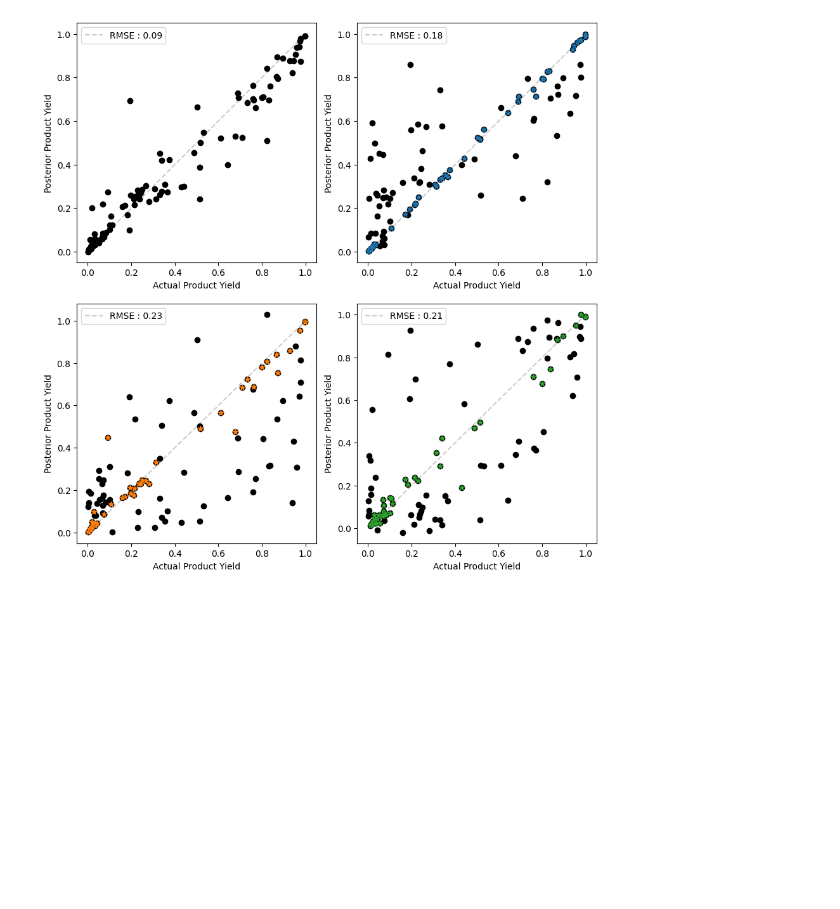
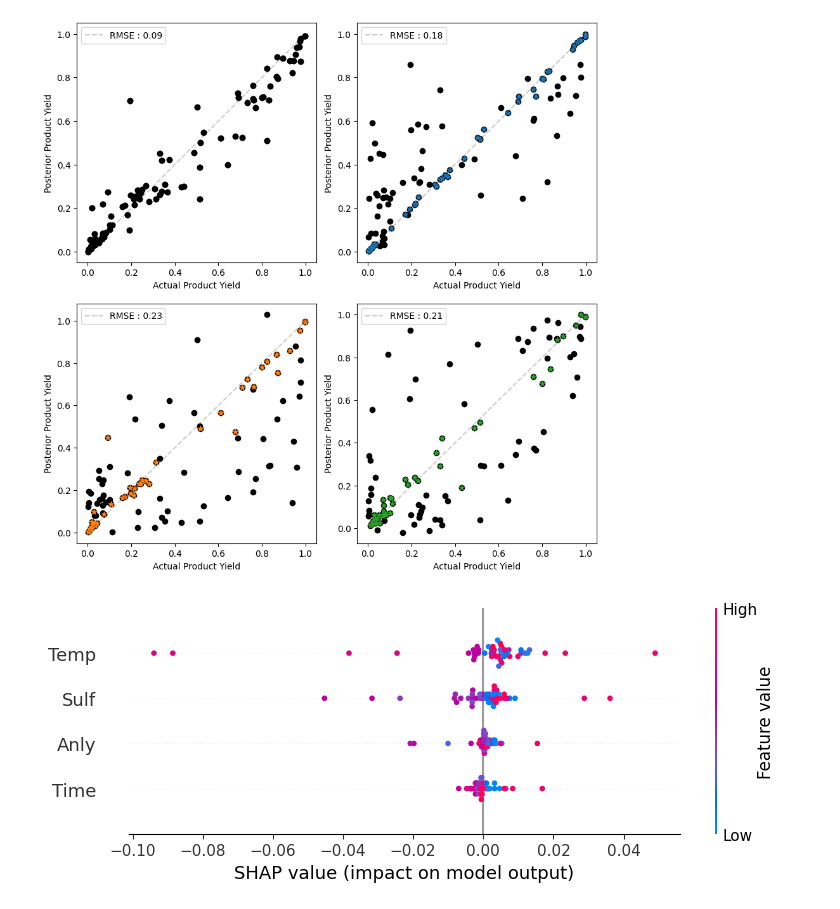
Before and after one commit to uwsunlab/BO-RFB, a Jupyter notebook: Results/All_results.ipynb, the cells around one changed output. Cells and saved outputs as stored; diff of their text form; code cells hidden in the pictures; blank space fills up the shorter version.

```diff
--- a/Results/All_results.ipynb
+++ b/Results/All_results.ipynb
@@ -359,3 +415,96 @@ plt.tight_layout()
 plt.show()
 # %% [output]
 [figure]
+# %%
+import shap
+import torch
+import numpy as np
+from sklearn.preprocessing import StandardScaler
+
+# Define SHAP-compatible prediction function for Model A
+def gp_predict(X_scaled_np):
+    X_scaled_torch = torch.tensor(X_scaled_np, dtype=torch.float32)
+    gp_A.eval()
+    with torch.no_grad():
+        posterior = gp_A.posterior(X_scaled_torch)
+    return posterior.mean.squeeze(-1).numpy()
+
+# Step 1: Normalize the GP input space
+scaler = StandardScaler()
+xA_all_np = xA_all.numpy()
+xA_all_scaled = scaler.fit_transform(xA_all_np)
+
+# Step 3: Run SHAP (use KernelExplainer for model-agnostic GPs)
+explainer = shap.KernelExplainer(gp_predict, xA_all_scaled[:100])  # use a subset for background
+shap_values = explainer.shap_values(xA_all_scaled)
+
+# Step 4: Plot
+shap.summary_plot(shap_values, xA_all_scaled, feature_names=["Time", "Temp", "Sulf", "Anly"])
+
+
+def gp_predict(X_scaled_np):
+    X_scaled_torch = torch.tensor(X_scaled_np, dtype=torch.float32)
+    gp_B.eval()
+    with torch.no_grad():
+        posterior = gp_B.posterior(X_scaled_torch)
+    return posterior.mean.squeeze(-1).numpy()
+
+# Step 1: Normalize the GP input space
+scaler = StandardScaler()
+xB_all_np = xB_all.numpy()
+xB_all_scaled = scaler.fit_transform(xB_all_np)
+
+# Step 3: Run SHAP (use KernelExplainer for model-agnostic GPs)
+explainer = shap.KernelExplainer(gp_predict, xB_all_scaled[:100])  # use a subset for background
+shap_values = explainer.shap_values(xB_all_scaled)
+
+# Step 4: Plot
+shap.summary_plot(shap_values, xB_all_scaled, feature_names=["Time", "Temp", "Sulf", "Anly"])
+
+
+def gp_predict(X_scaled_np):
+    X_scaled_torch = torch.tensor(X_scaled_np, dtype=torch.float32)
+    gp_C.eval()
+    with torch.no_grad():
+        posterior = gp_C.posterior(X_scaled_torch)
+    return posterior.mean.squeeze(-1).numpy()
+
+# Step 1: Normalize the GP input space
+scaler = StandardScaler()
+xC_all_np = xC_all.numpy()
+xC_all_scaled = scaler.fit_transform(xC_all_np)
+
+# Step 3: Run SHAP (use KernelExplainer for model-agnostic GPs)
+explainer = shap.KernelExplainer(gp_predict, xC_all_scaled[:100])  # use a subset for background
+shap_values = explainer.shap_values(xC_all_scaled)
+
+# Step 4: Plot
+shap.summary_plot(shap_values, xC_all_scaled, feature_names=["Time", "Temp", "Sulf", "Anly"])
+
+
+# Step 1: Fit the GP model
+gp_full = HeteroskedasticSingleTaskGP(full_nx, full_y, full_yvar)
+mll_full = ExactMarginalLogLikelihood(gp_full.likelihood, gp_full)
+fit_gpytorch_model(mll_full)
+
+# Step 2: Prepare the prediction wrapper for SHAP
+def gp_predict(X_scaled_np):
+    X_scaled_torch = torch.tensor(X_scaled_np, dtype=torch.float32)
+    gp_full.eval()
+    with torch.no_grad():
+        posterior = gp_full.posterior(X_scaled_torch)
+    return posterior.mean.squeeze(-1).numpy()
+
+# Step 3: Normalize the inputs
+scaler = StandardScaler()
+x_all_np = x_all .numpy()
+x_all_scaled = scaler.fit_transform(x_all_np)
+
+# Step 4: Run SHAP (KernelExplainer)
+explainer = shap.KernelExplainer(gp_predict, x_all_scaled[:100])  # background dataset
+shap_values = explainer.shap_values(x_all_scaled)
+
+# Step 5: Plot SHAP summary
+shap.summary_plot(shap_values, x_all_scaled, feature_names=["Time", "Temp", "Sulf", "Anly"])
+# %% [output]
+[figure, added]
```
Also changed, not shown: parts of 5 cells of this notebook, 7 other files.
